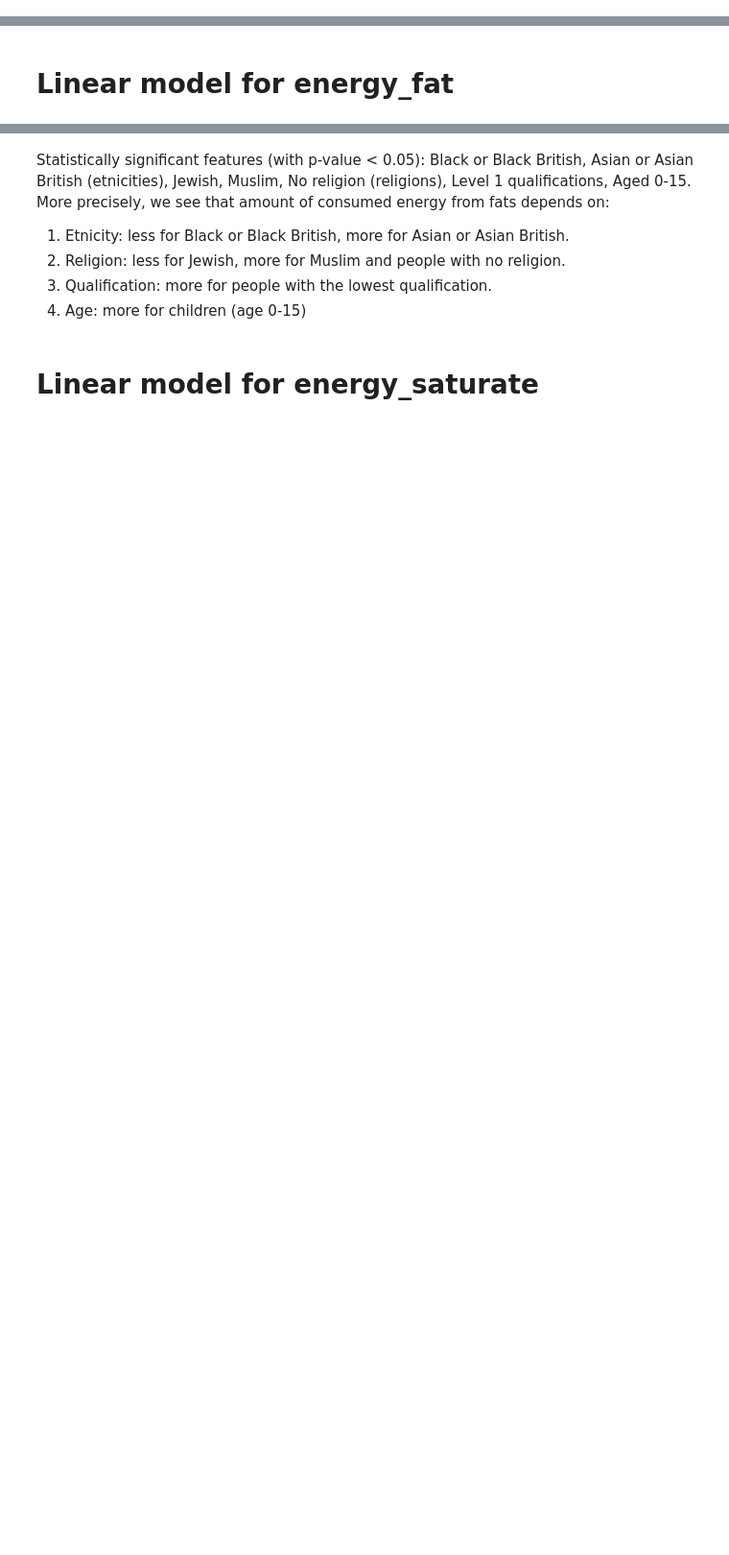
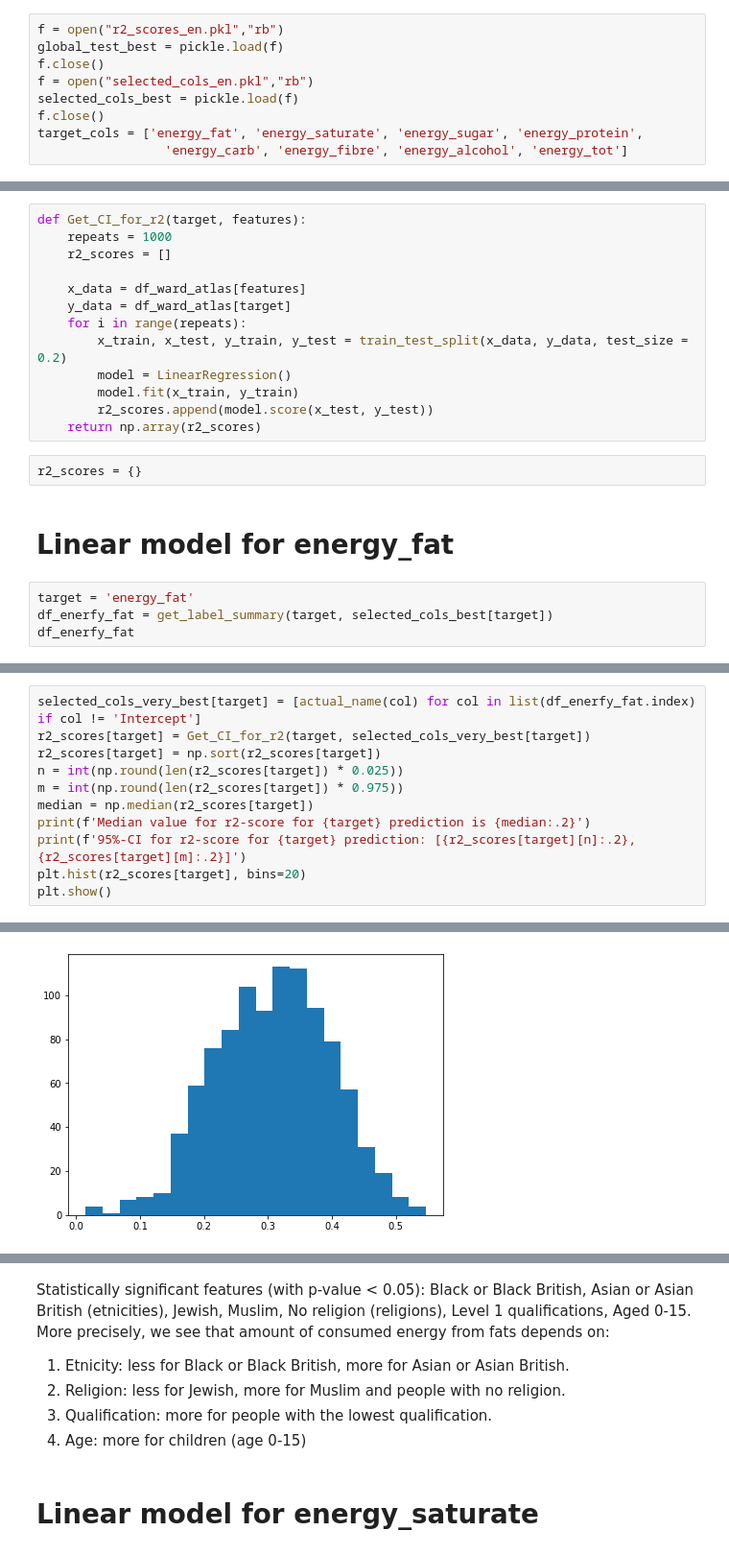
Before and after one commit to DenisPushkin/ADA, a Jupyter notebook: project_extension.ipynb, the cells around one changed output, grey strips where cells are left out. Shown: that part at 96% size. Saved outputs shown, nothing was run; the diff lists cells and outputs as text; blank space fills up the shorter version.

Commit message:
add CI for r2 scores

```diff
--- a/project_extension.ipynb
+++ b/project_extension.ipynb
@@ -485,3 +458,12 @@ energy_tot: best r2 score = 0.65720, num features = 9
+# %%
+f = open("r2_scores_en.pkl","rb")
+global_test_best = pickle.load(f)
+f.close()
+f = open("selected_cols_en.pkl","rb")
+selected_cols_best = pickle.load(f)
+f.close()
+target_cols = ['energy_fat', 'energy_saturate', 'energy_sugar', 'energy_protein',
+                 'energy_carb', 'energy_fibre', 'energy_alcohol', 'energy_tot']
 # %%
 for y in target_cols:
     print(f'features for \'{y}\' prediction:', selected_cols_best[y])
@@ -501,2 +497,21 @@ def to_formula(cols):
+# %%
+def Get_CI_for_r2(target, features):
+    repeats = 1000
+    r2_scores = []
+
+    x_data = df_ward_atlas[features]
+    y_data = df_ward_atlas[target]
+    for i in range(repeats):
+        x_train, x_test, y_train, y_test = train_test_split(x_data, y_data, test_size = 0.2)
+        model = LinearRegression()
+        model.fit(x_train, y_train)
+        r2_scores.append(model.score(x_test, y_test))
+    return np.array(r2_scores)
+# %%
+r2_scores = {}
 # %% [markdown]
 # Linear model for energy_fat
+# %%
+target = 'energy_fat'
+df_enerfy_fat = get_label_summary(target, selected_cols_best[target])
+df_enerfy_fat
@@ -502,0 +527,12 @@ def to_formula(cols):
+# %%
+selected_cols_very_best[target] = [actual_name(col) for col in list(df_enerfy_fat.index) if col != 'Intercept']
+r2_scores[target] = Get_CI_for_r2(target, selected_cols_very_best[target])
+r2_scores[target] = np.sort(r2_scores[target])
+n = int(np.round(len(r2_scores[target]) * 0.025))
+m = int(np.round(len(r2_scores[target]) * 0.975))
+median = np.median(r2_scores[target])
+print(f'Median value for r2-score for {target} prediction is {median:.2}')
+print(f'95%-CI for r2-score for {target} prediction: [{r2_scores[target][n]:.2}, {r2_scores[target][m]:.2}]')
+plt.hist(r2_scores[target], bins=20)
+plt.show()
+# %% [output]
@@ -503,3 +541,4 @@ def to_formula(cols):
+[figure, added]
 # %%
 target = 'energy_fat'
 model = smf.ols(formula='{} ~ {}'.format(target, to_formula(selected_cols_best[target])),
```
Also changed, not shown: parts of 81 cells of this notebook.
